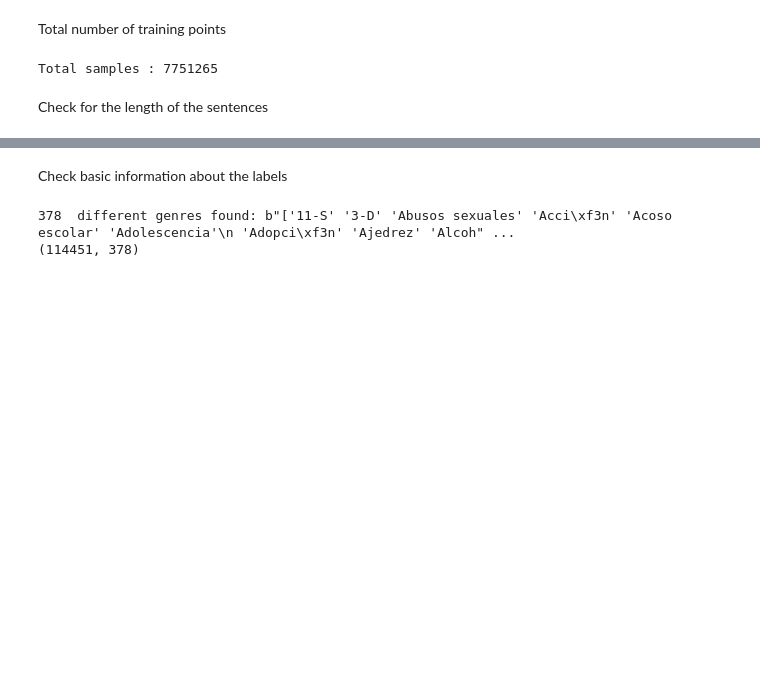
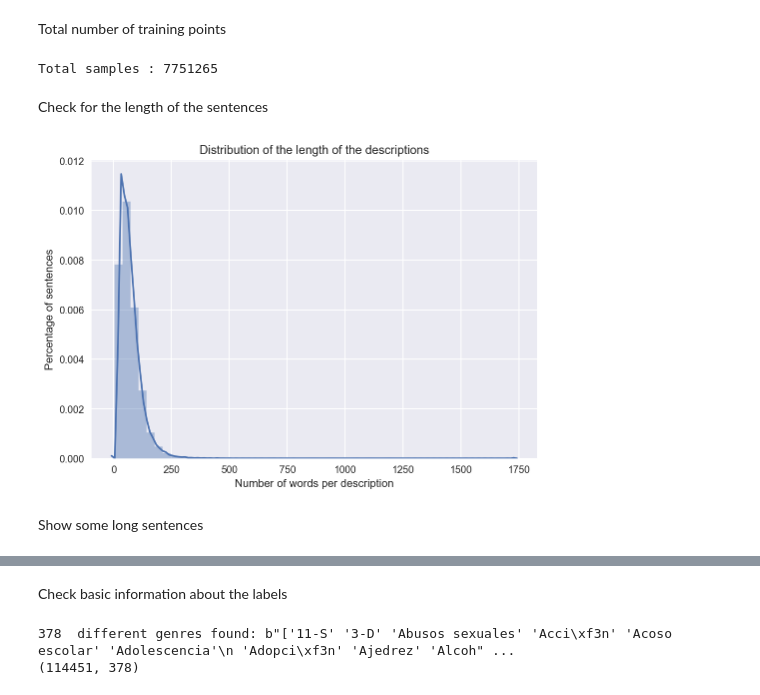
Before and after one commit to hipoglucido/films-synopsis-generator, a Jupyter notebook: notebooks/data_analysis.ipynb, the cells around one changed output, grey strips where cells are left out. Drawn from its saved outputs; the diff is of its cells as text; code cells hidden in the pictures; blank space fills up the shorter version.

```diff
--- a/notebooks/data_analysis.ipynb
+++ b/notebooks/data_analysis.ipynb
@@ -57,3 +64,29 @@ print("Total samples : "+str(total_samples))
 Total samples : 7751265
 # %% [markdown]
 Check for the length of the sentences
+# %%
+
+spl_by_word = [txt.split() for txt in caps]
+
+lengths = [len(entry) for entry in spl_by_word]
+
+
+# Graph option 1
+x = np.array(lengths)
+sns.set(color_codes=True)
+plot = sns.distplot(x);
+plot.set(xlabel='Number of words per description', ylabel='Percentage of sentences', title="Distribution of the length of the descriptions")
+plt.show()
+
+# Graph option 2
+# num_bins = range(1, 1000)
+#plt.hist(x,  bins=num_bins, rwidth=2)
+#plt.title("Distribution of the length of the descriptions")
+#plt.xlabel("Number of words")
+#plt.ylabel("Number of descriptions")
+#plt.xlim(0,1000)
+#plt.show()
+# %% [output]
+[figure, added]
+# %% [markdown]
+Show some long sentences
```
Also changed, not shown: parts of 15 cells of this notebook.
